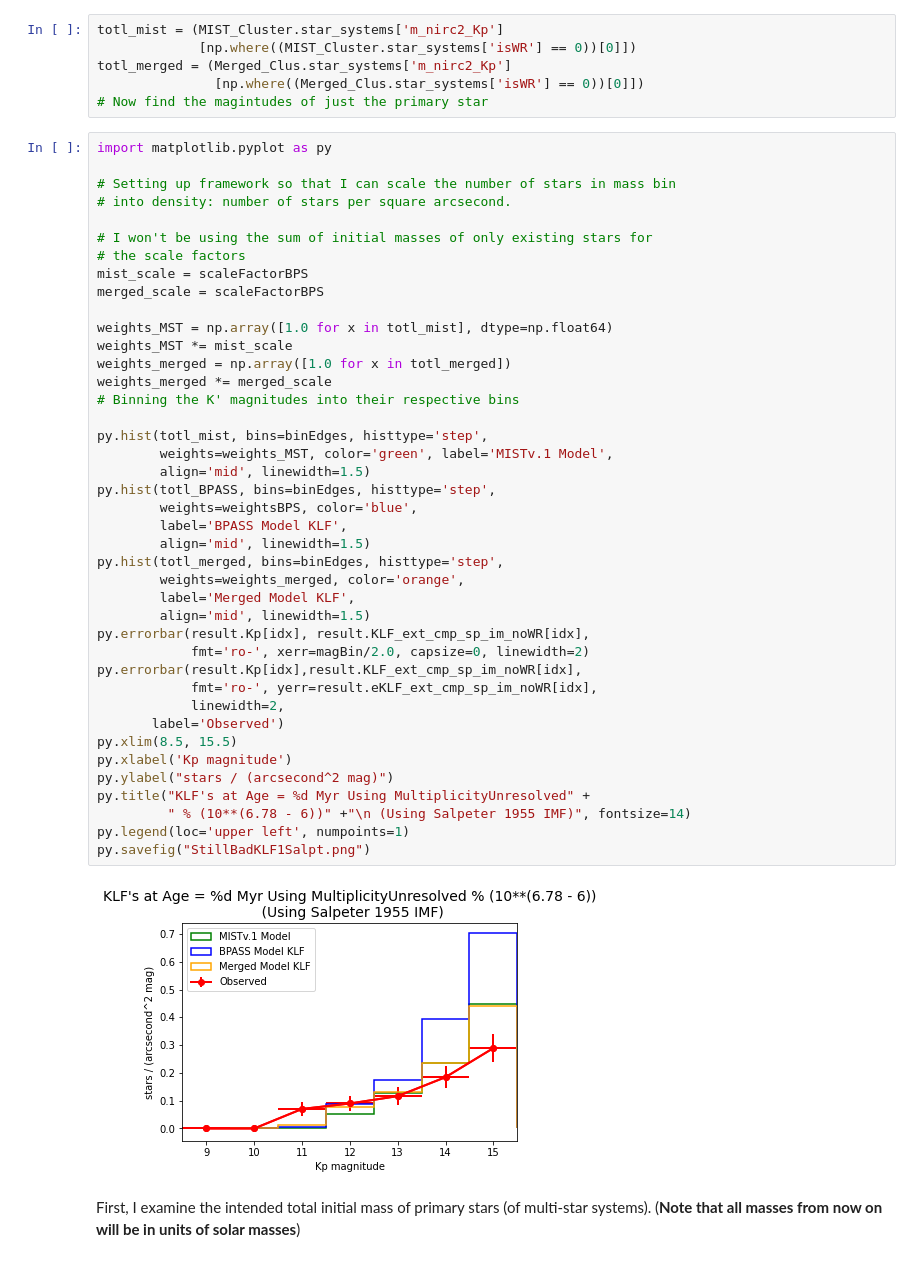
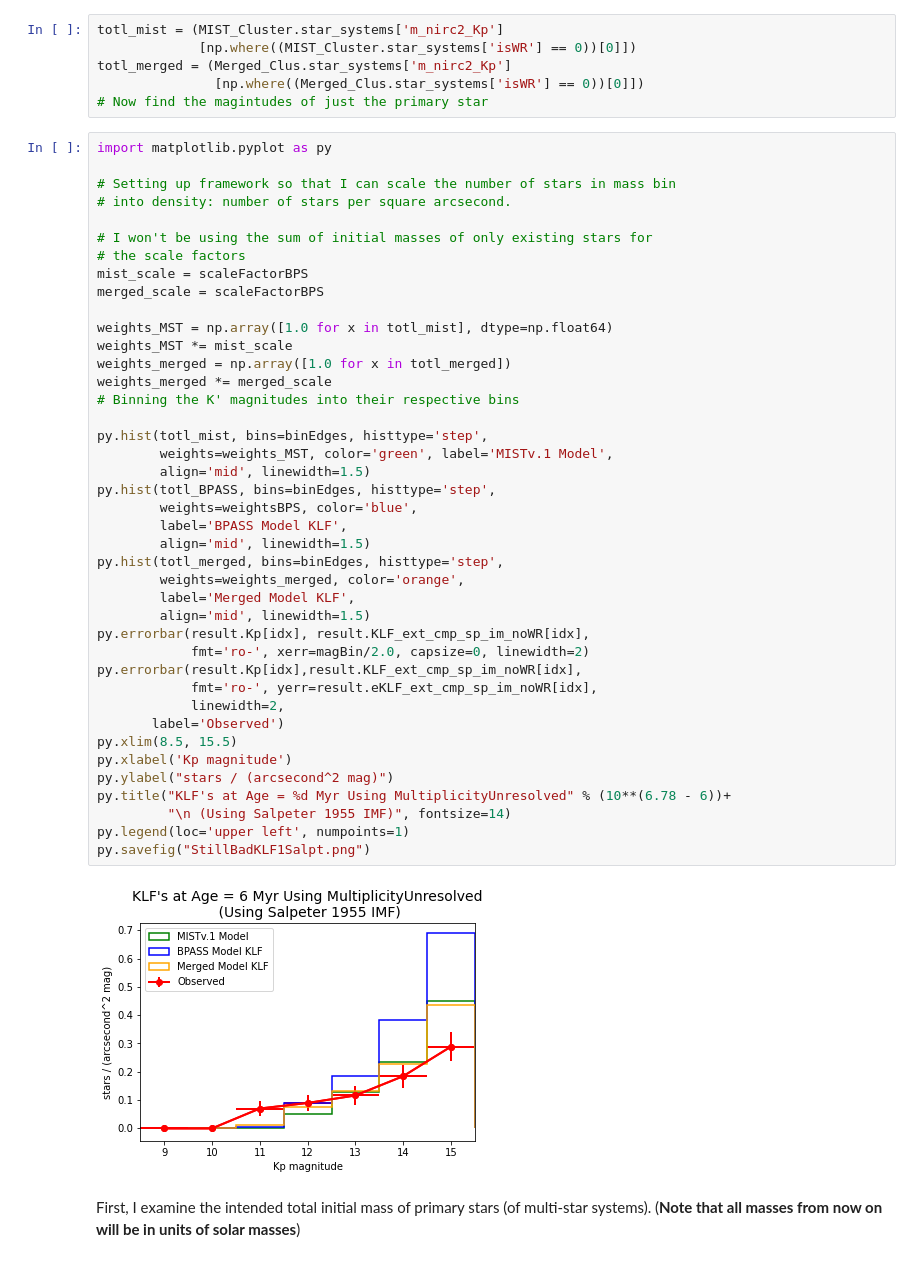
Before and after one commit to RyotaInagaki1/DebugReportApril2021NoIFMR, a Jupyter notebook: GC_KLFs_MultUnresolved(SalpeterIMF).ipynb, the cells around one changed output. Saved outputs shown, nothing was run; the diff lists cells and outputs as text.

```diff
--- a/GC_KLFs_MultUnresolved(SalpeterIMF).ipynb
+++ b/GC_KLFs_MultUnresolved(SalpeterIMF).ipynb
@@ -311,36 +311,36 @@ merged_scale = scaleFactorBPS
 
 weights_MST = np.array([1.0 for x in totl_mist], dtype=np.float64)
 weights_MST *= mist_scale
 weights_merged = np.array([1.0 for x in totl_merged])
 weights_merged *= merged_scale
 # Binning the K' magnitudes into their respective bins
 
 py.hist(totl_mist, bins=binEdges, histtype='step',
         weights=weights_MST, color='green', label='MISTv.1 Model',
         align='mid', linewidth=1.5)
 py.hist(totl_BPASS, bins=binEdges, histtype='step',
         weights=weightsBPS, color='blue',
         label='BPASS Model KLF',
         align='mid', linewidth=1.5)
 py.hist(totl_merged, bins=binEdges, histtype='step',
         weights=weights_merged, color='orange',
         label='Merged Model KLF',
         align='mid', linewidth=1.5)
 py.errorbar(result.Kp[idx], result.KLF_ext_cmp_sp_im_noWR[idx],
             fmt='ro-', xerr=magBin/2.0, capsize=0, linewidth=2)
 py.errorbar(result.Kp[idx],result.KLF_ext_cmp_sp_im_noWR[idx],
             fmt='ro-', yerr=result.eKLF_ext_cmp_sp_im_noWR[idx],
             linewidth=2,
        label='Observed')
 py.xlim(8.5, 15.5)
 py.xlabel('Kp magnitude')
 py.ylabel("stars / (arcsecond^2 mag)")
-py.title("KLF's at Age = %d Myr Using MultiplicityUnresolved" +
-         " % (10**(6.78 - 6))" +"\n (Using Salpeter 1955 IMF)", fontsize=14)
+py.title("KLF's at Age = %d Myr Using MultiplicityUnresolved" % (10**(6.78 - 6))+
+         "\n (Using Salpeter 1955 IMF)", fontsize=14)
 py.legend(loc='upper left', numpoints=1)
 py.savefig("StillBadKLF1Salpt.png")
 # %% [output]
-[figure, old version]
+[figure, new version]
 # %% [markdown]
 First, I examine the intended total initial mass of primary stars (of multi-star systems). (**Note that all masses from now on will be in units of solar masses**)
 # %%
```
Also changed, not shown: parts of 15 cells of this notebook, 21 other files.
